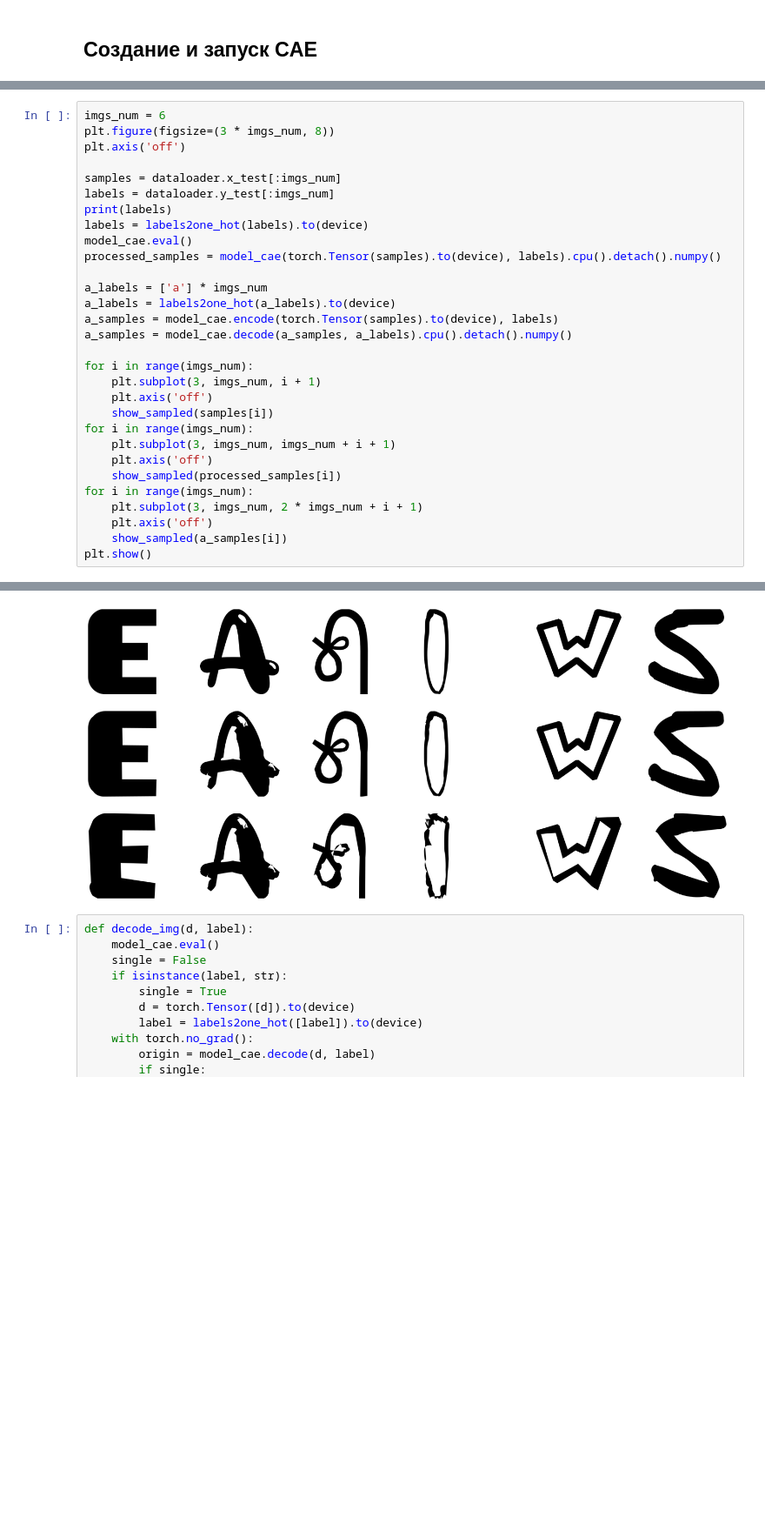
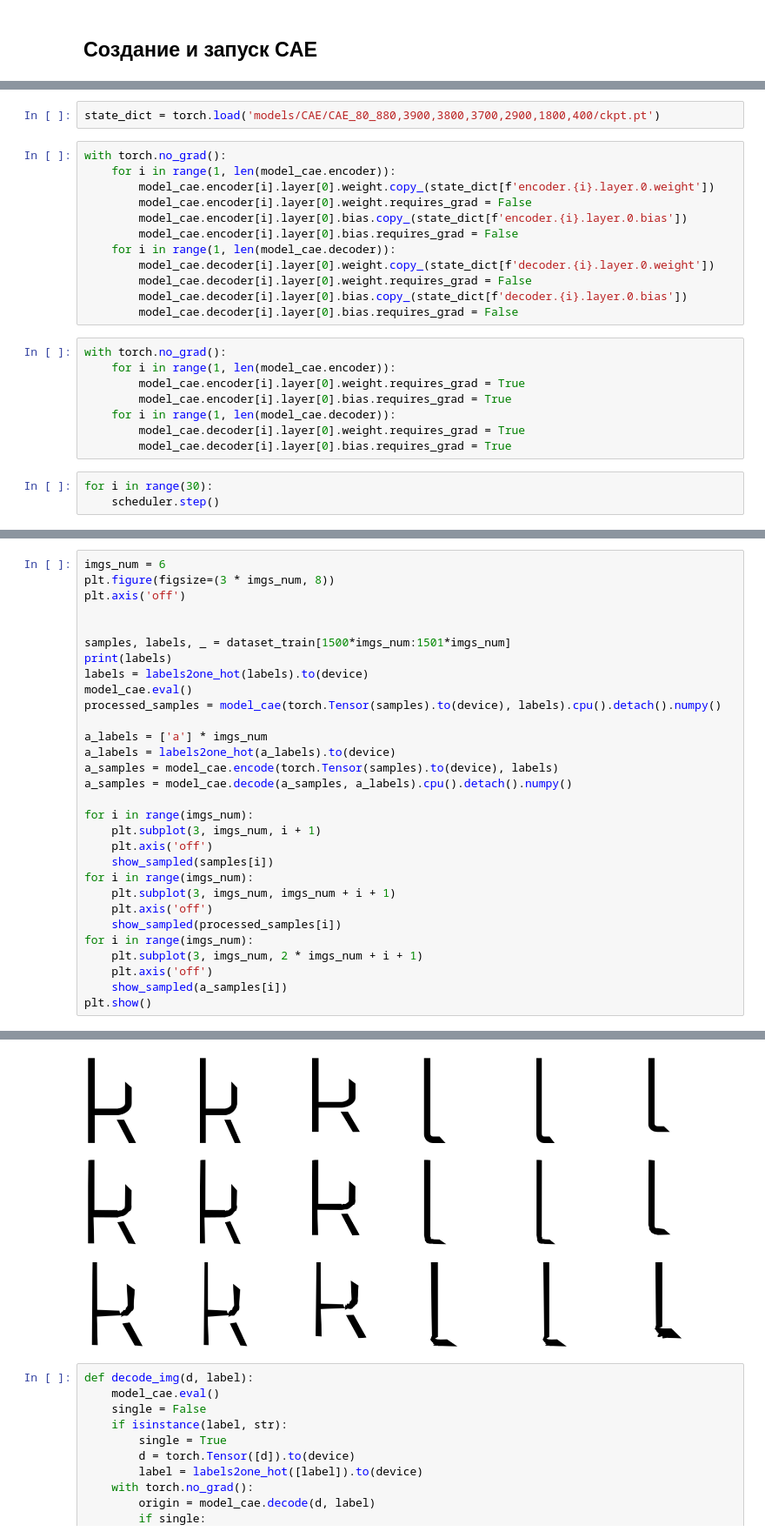
Before and after one commit to flydzen/diploma, a Jupyter notebook: main_difuse.ipynb, the cells around one changed output, grey strips where cells are left out. Shown at 87% size. Drawn from its saved outputs; the diff is of its cells as text; blank space fills up the shorter version.

Commit message:
Trained on large dataset

```diff
--- a/main_difuse.ipynb
+++ b/main_difuse.ipynb
@@ -590,3 +598,28 @@ CAE(
+# %%
+state_dict = torch.load('models/CAE/CAE_80_880,3900,3800,3700,2900,1800,400/ckpt.pt')
+# %%
+with torch.no_grad():
+    for i in range(1, len(model_cae.encoder)):
+        model_cae.encoder[i].layer[0].weight.copy_(state_dict[f'encoder.{i}.layer.0.weight'])
+        model_cae.encoder[i].layer[0].weight.requires_grad = False
+        model_cae.encoder[i].layer[0].bias.copy_(state_dict[f'encoder.{i}.layer.0.bias'])
+        model_cae.encoder[i].layer[0].bias.requires_grad = False
+    for i in range(1, len(model_cae.decoder)):
+        model_cae.decoder[i].layer[0].weight.copy_(state_dict[f'decoder.{i}.layer.0.weight'])
+        model_cae.decoder[i].layer[0].weight.requires_grad = False
+        model_cae.decoder[i].layer[0].bias.copy_(state_dict[f'decoder.{i}.layer.0.bias'])
+        model_cae.decoder[i].layer[0].bias.requires_grad = False
+# %%
+with torch.no_grad():
+    for i in range(1, len(model_cae.encoder)):
+        model_cae.encoder[i].layer[0].weight.requires_grad = True
+        model_cae.encoder[i].layer[0].bias.requires_grad = True
+    for i in range(1, len(model_cae.decoder)):
+        model_cae.decoder[i].layer[0].weight.requires_grad = True
+        model_cae.decoder[i].layer[0].bias.requires_grad = True
+# %%
+for i in range(30):
+    scheduler.step()
 # %%
 #!g1.4
 run(
@@ -606,8 +638,8 @@ imgs_num = 6
 plt.figure(figsize=(3 * imgs_num, 8))
 plt.axis('off')
 
-samples = dataloader.x_test[:imgs_num]
-labels = dataloader.y_test[:imgs_num]
+
+samples, labels, _ = dataset_train[1500*imgs_num:1501*imgs_num]
 print(labels)
 labels = labels2one_hot(labels).to(device)
 model_cae.eval()
@@ -636,4 +674,4 @@ plt.show()
-[figure, old version]
+[figure, new version]
 # %%
 def decode_img(d, label):
     model_cae.eval()
```
Also changed, not shown: parts of 20 cells of this notebook, 3 other files.
